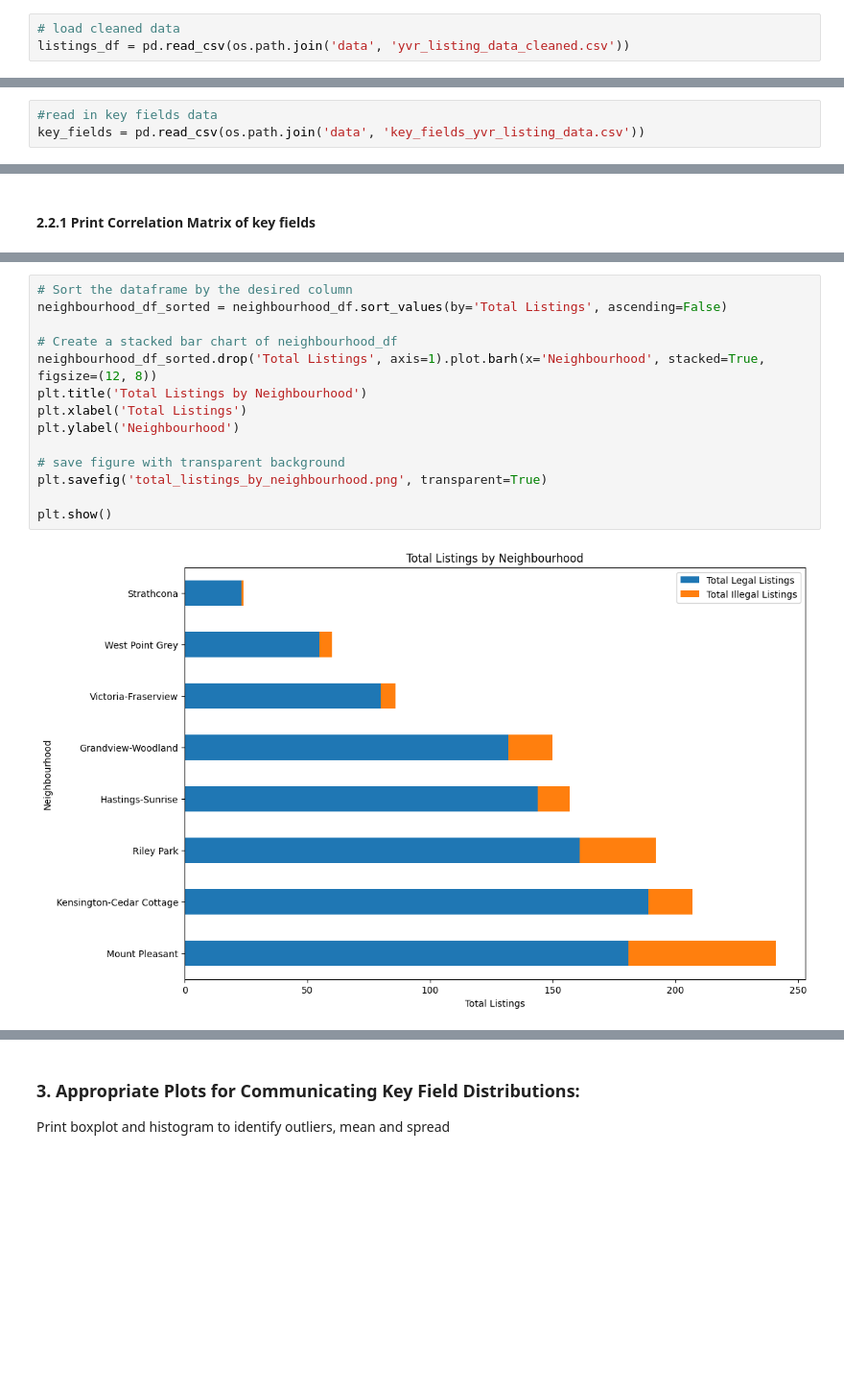
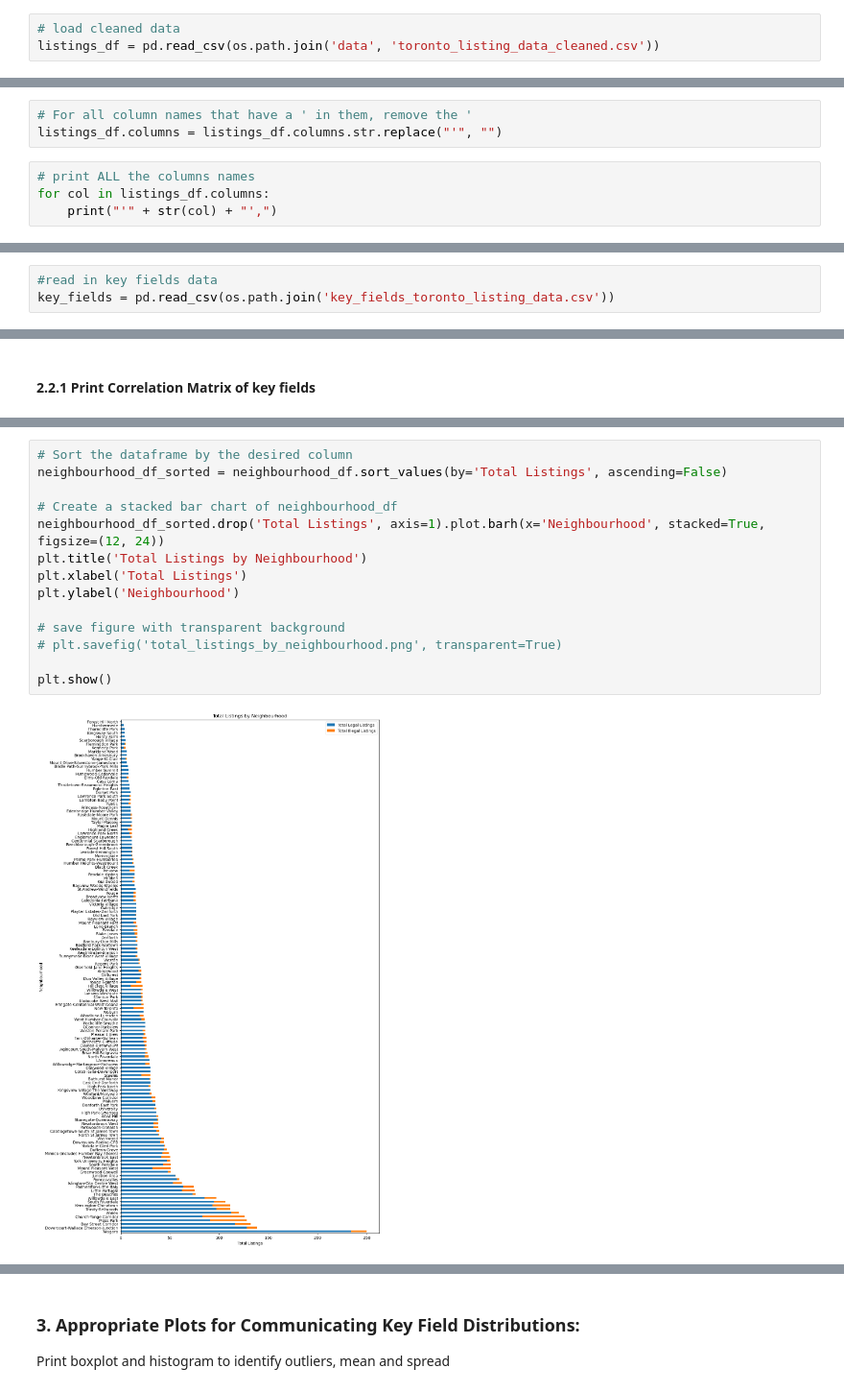
Before and after one commit to JuanesLamilla/yvr-airbnb-license-model, a Jupyter notebook: EDA.ipynb, the cells around one changed output, grey strips where cells are left out. Shown: that part at 96% size. Drawn from its saved outputs; the diff is of its cells as text; blank space fills up the shorter version.

Commit message:
Update to Toronto Data

```diff
--- a/EDA.ipynb
+++ b/EDA.ipynb
@@ -35,4 +35,4 @@ import seaborn as sns
 import matplotlib.pyplot as plt
 # %%
 # load cleaned data
-listings_df = pd.read_csv(os.path.join('data', 'yvr_listing_data_cleaned.csv'))
+listings_df = pd.read_csv(os.path.join('data', 'toronto_listing_data_cleaned.csv'))
@@ -38,0 +57,7 @@ listings_df = pd.read_csv(os.path.join('data', 'yvr_listing_data_cleaned.csv'))
+# %%
+# For all column names that have a ' in them, remove the '
+listings_df.columns = listings_df.columns.str.replace("'", "")
+# %%
+# print ALL the columns names
+for col in listings_df.columns:
+    print("'" + str(col) + "',")
@@ -89,6 +260,6 @@ yvr_key_fields_no_neighbourhoods_df.to_csv('yvr_key_fields_no_neighbourhoods_df.
 # %%
 #read in key fields data
-key_fields = pd.read_csv(os.path.join('data', 'key_fields_yvr_listing_data.csv'))
+key_fields = pd.read_csv(os.path.join('key_fields_toronto_listing_data.csv'))
 # %% [markdown]
 ### 1. Precise descriptions of the data fields and their units of measurement:
 Gaining an understanding of the data, its fields and units of measurement
@@ -228,19 +392,19 @@ neighbourhood_df
 # %%
 # Sort the dataframe by the desired column
 neighbourhood_df_sorted = neighbourhood_df.sort_values(by='Total Listings', ascending=False)
 
 # Create a stacked bar chart of neighbourhood_df
-neighbourhood_df_sorted.drop('Total Listings', axis=1).plot.barh(x='Neighbourhood', stacked=True, figsize=(12, 8))
+neighbourhood_df_sorted.drop('Total Listings', axis=1).plot.barh(x='Neighbourhood', stacked=True, figsize=(12, 24))
 plt.title('Total Listings by Neighbourhood')
 plt.xlabel('Total Listings')
 plt.ylabel('Neighbourhood')
 
 # save figure with transparent background
-plt.savefig('total_listings_by_neighbourhood.png', transparent=True)
+# plt.savefig('total_listings_by_neighbourhood.png', transparent=True)
 
 plt.show()
 # %% [output]
-[figure, old version]
+[figure, new version]
 # %%
 legal_listings_counts = key_fields['legal_listing'].value_counts()
 
```
Also changed, not shown: parts of 14 cells of this notebook, 56 other files.
